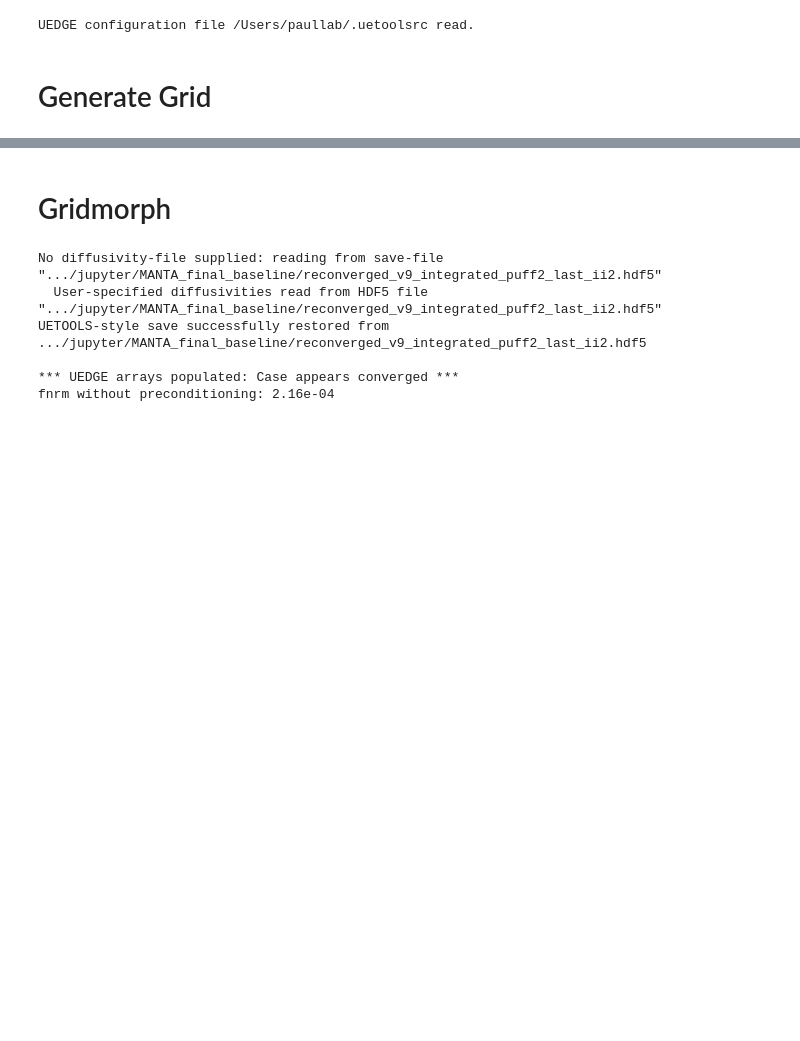
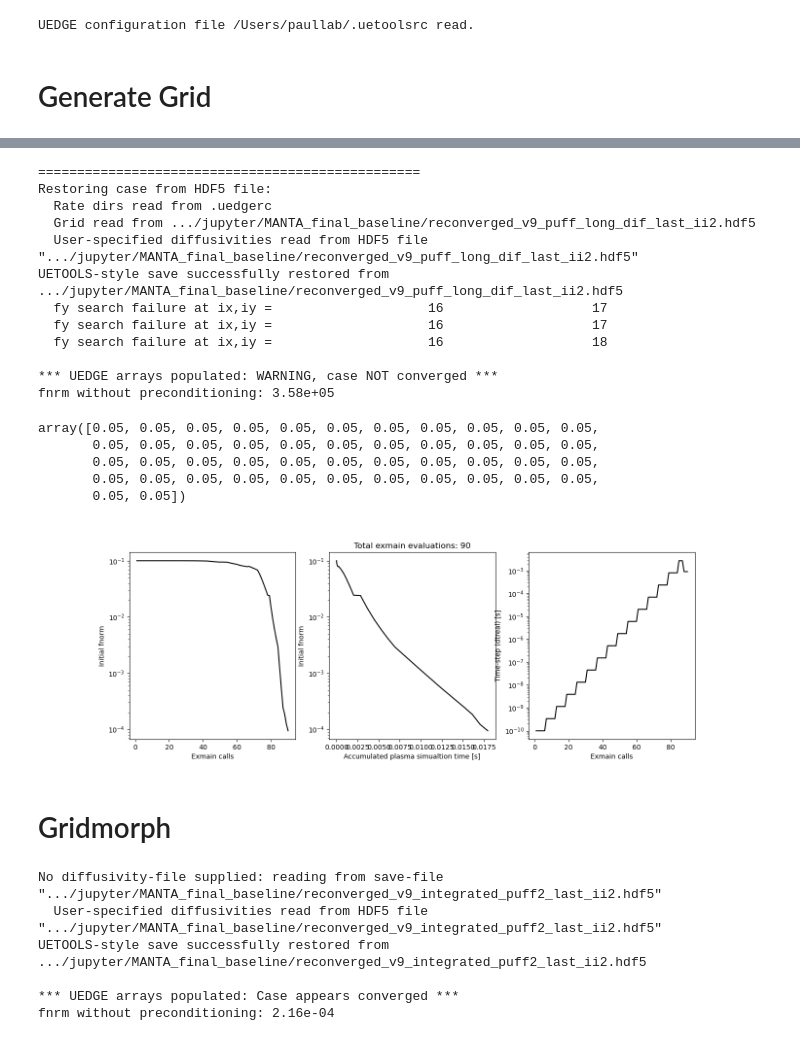
Before and after one commit to KasaiYuki/UETOOLS-Reactor, a Jupyter notebook: jupyter/MANTA_final_baseline/grid_functions.ipynb, the cells around one changed output, grey strips where cells are left out. Drawn from its saved outputs; the diff is of its cells as text; code cells hidden in the pictures; blank space fills up the shorter version.

```diff
--- a/jupyter/MANTA_final_baseline/grid_functions.ipynb
+++ b/jupyter/MANTA_final_baseline/grid_functions.ipynb
@@ -30,3 +42,26 @@ ValueError: VLEN strings do not support embedded NULLs
+# %%
+c = Case('reconverged_v9_puff_long_dif_last_ii2.hdf5')
+c.solver.convergenceanalysis('reconverged_v12_vert_last_ii2.hdf5');
+bbb.dif_use[30,:,0]
+# %% [output]
+=================================================
+Restoring case from HDF5 file:
+  Rate dirs read from .uedgerc
+  Grid read from .../jupyter/MANTA_final_baseline/reconverged_v9_puff_long_dif_last_ii2.hdf5
+  User-specified diffusivities read from HDF5 file ".../jupyter/MANTA_final_baseline/reconverged_v9_puff_long_dif_last_ii2.hdf5"
+UETOOLS-style save successfully restored from .../jupyter/MANTA_final_baseline/reconverged_v9_puff_long_dif_last_ii2.hdf5
+  fy search failure at ix,iy =                    16                   17
+  fy search failure at ix,iy =                    16                   17
+  fy search failure at ix,iy =                    16                   18
+
+*** UEDGE arrays populated: WARNING, case NOT converged ***
+fnrm without preconditioning: 3.58e+05
+array([0.05, 0.05, 0.05, 0.05, 0.05, 0.05, 0.05, 0.05, 0.05, 0.05, 0.05,
+       0.05, 0.05, 0.05, 0.05, 0.05, 0.05, 0.05, 0.05, 0.05, 0.05, 0.05,
+       0.05, 0.05, 0.05, 0.05, 0.05, 0.05, 0.05, 0.05, 0.05, 0.05, 0.05,
+       0.05, 0.05, 0.05, 0.05, 0.05, 0.05, 0.05, 0.05, 0.05, 0.05, 0.05,
+       0.05, 0.05])
+[figure, added]
 # %% [markdown]
 # Gridmorph
 # %%
```
Also changed, not shown: parts of 1 cell of this notebook, 13 other files.
